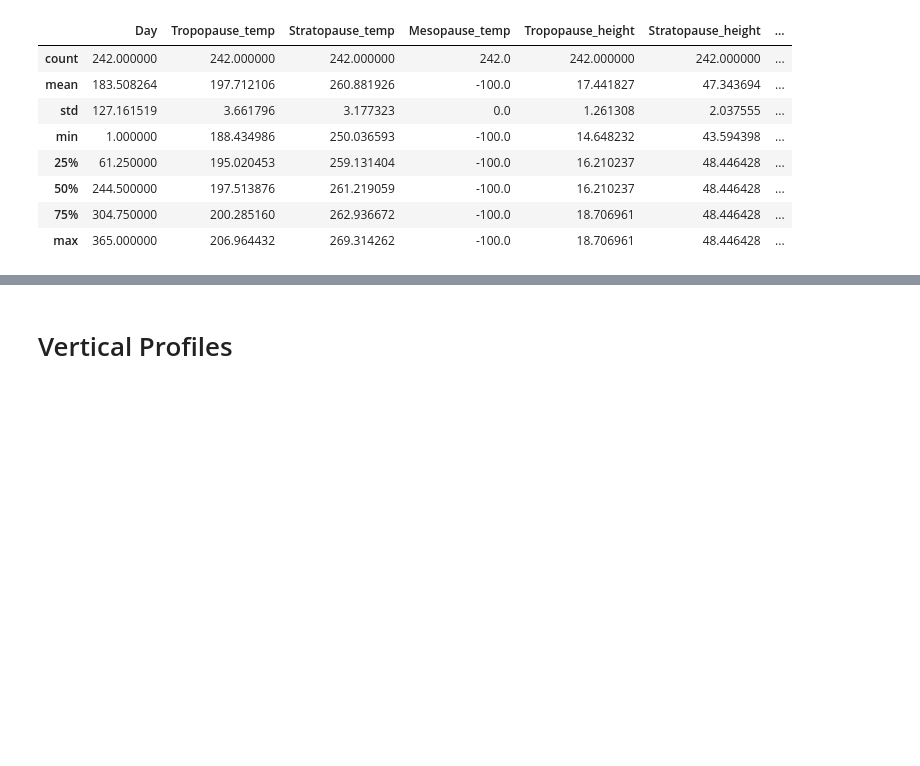
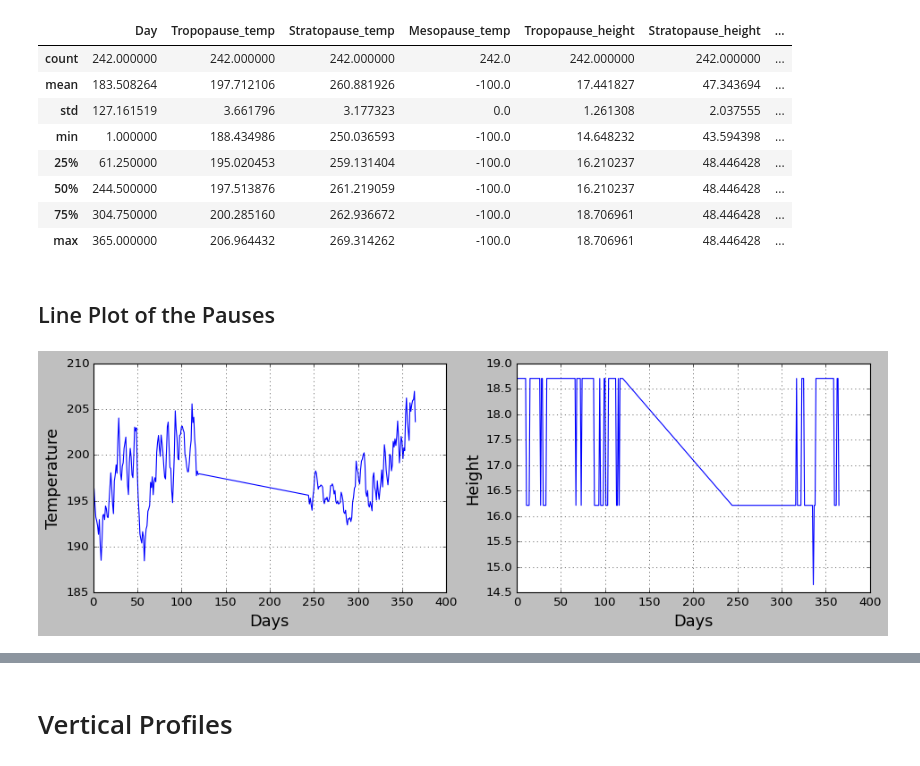
Before and after one commit to alinadevkota/DataViz, a Jupyter notebook: notebooks/Visualize netcdf data.ipynb, the cells around one changed output, grey strips where cells are left out. Drawn from its saved outputs; the diff is of its cells as text; code cells hidden in the pictures; blank space fills up the shorter version.

```diff
--- a/notebooks/Visualize netcdf data.ipynb
+++ b/notebooks/Visualize netcdf data.ipynb
@@ -383,3 +383,22 @@ pauses_df.describe()
 | 50% | 244.500000 | 197.513876 | 261.219059 | -100.0 | 16.210237 | 48.446428 | ... |
 | 75% | 304.750000 | 200.285160 | 262.936672 | -100.0 | 18.706961 | 48.446428 | ... |
 | max | 365.000000 | 206.964432 | 269.314262 | -100.0 | 18.706961 | 48.446428 | ... |
+# %% [markdown]
+## Line Plot of the Pauses
+# %%
+def line_plot_pause(pause):
+    fig,ax = plt.subplots(1, 2, figsize=(14, 4))
+
+    ax[0].plot(pauses_df['Day'].values, pauses_df[f'{pause}_temp'].values, label=pause)
+    ax[0].set_xlabel('Days', fontsize = 16)
+    ax[0].set_ylabel('Temperature', fontsize = 16)
+    ax[0].grid()
+
+    ax[1].plot(pauses_df['Day'].values, pauses_df[f'{pause}_height'].values, label=pause)
+    ax[1].set_xlabel('Days', fontsize = 16)
+    ax[1].set_ylabel('Height', fontsize = 16)
+    ax[1].grid()
+# %%
+line_plot_pause('Tropopause')
+# %% [output]
+[figure, added]
```
Also changed, not shown: parts of 5 cells of this notebook.
